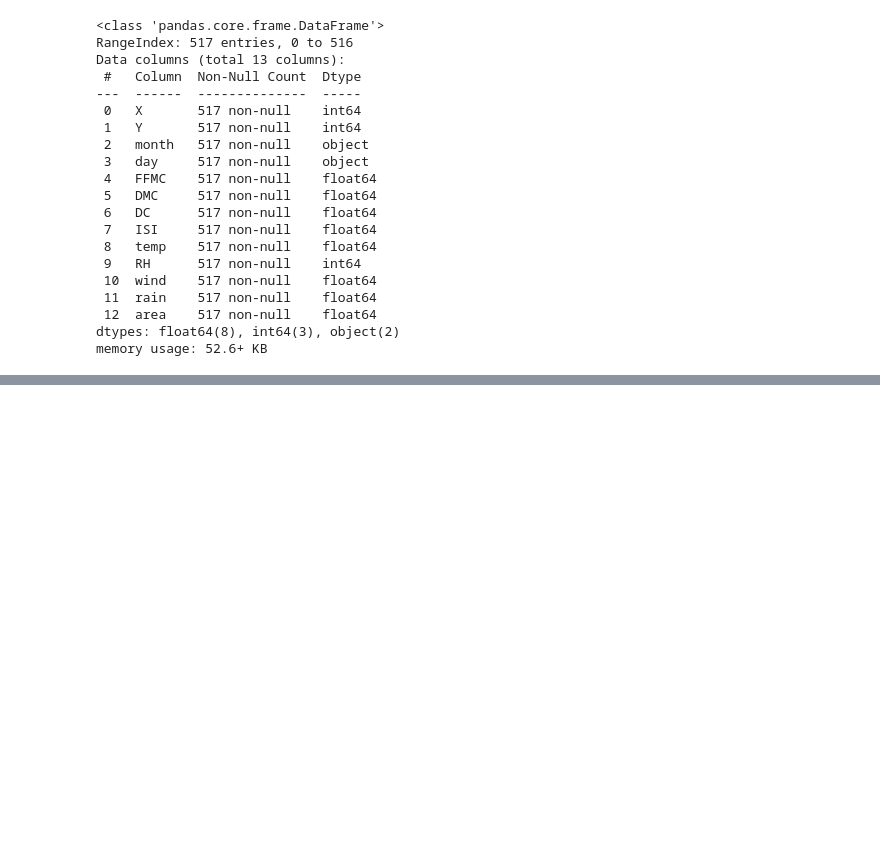
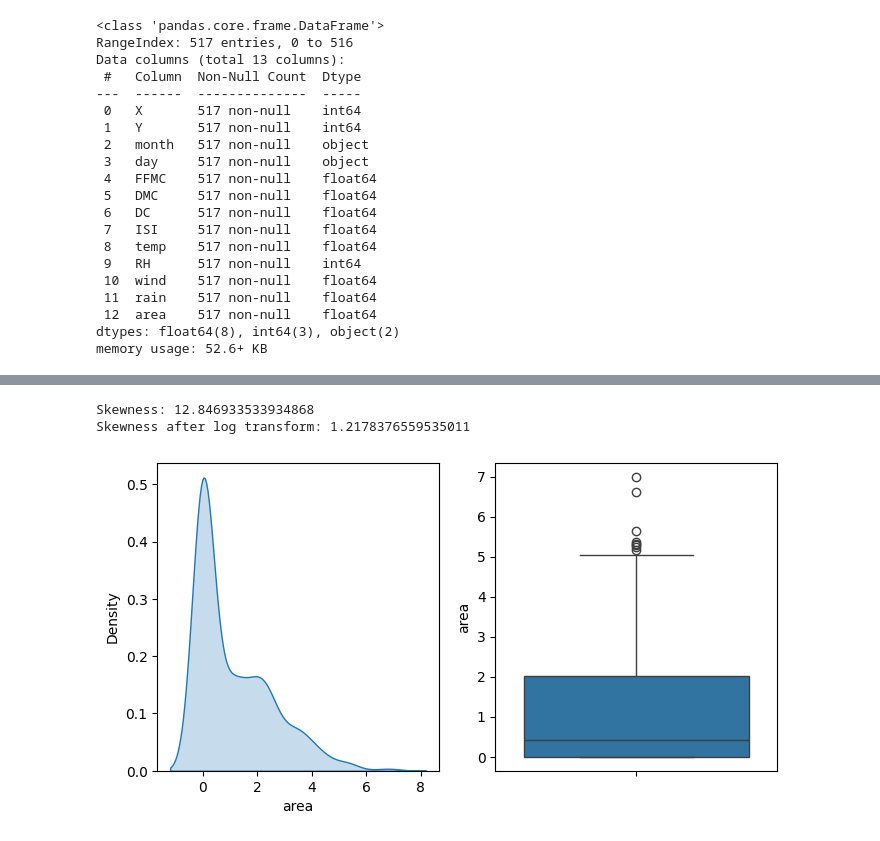
Before and after one commit to umberH/2023_datathon_uni_sydney, a Jupyter notebook: forest_firekaggle_data_import.ipynb, the cells around one changed output, grey strips where cells are left out. Drawn from its saved outputs; the diff is of its cells as text; code cells hidden in the pictures; blank space fills up the shorter version.

```diff
--- a/forest_firekaggle_data_import.ipynb
+++ b/forest_firekaggle_data_import.ipynb
@@ -85,0 +176,12 @@ memory usage: 52.6+ KB
+# %%
+fig, ax =plt.subplots(1,2,figsize=(8,4))
+sns.kdeplot(np.log(1+dataset_df['area']),fill=True,ax=ax[0])
+sns.boxplot(np.log(1+dataset_df['area']),ax=ax[1])
+fig.show()
+area_log = np.log(1 + dataset_df['area'])
+print('Skewness:',dataset_df['area'].skew())
+print('Skewness after log transform:',area_log.skew())
+# %% [output]
+Skewness: 12.846933533934868
+Skewness after log transform: 1.2178376559535011
+[figure, added]
```
Also changed, not shown: parts of 72 cells of this notebook.
